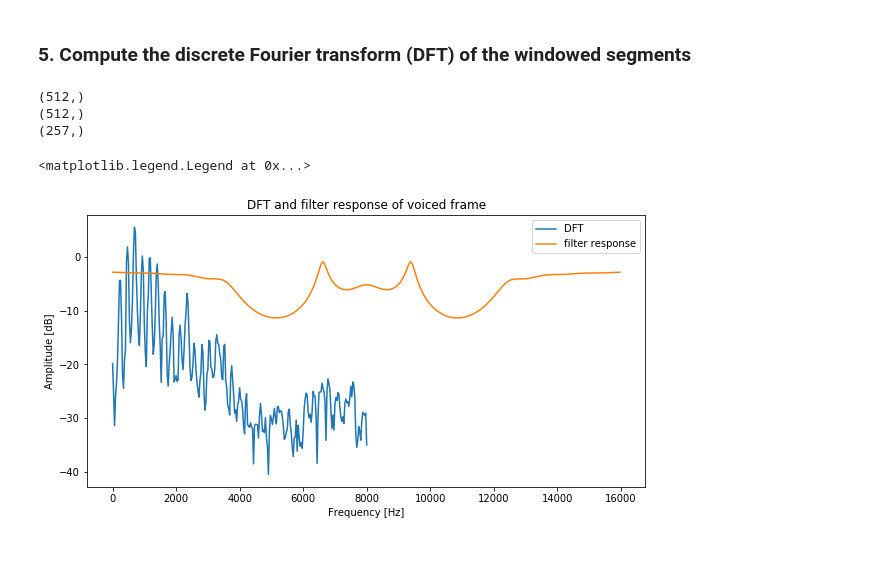
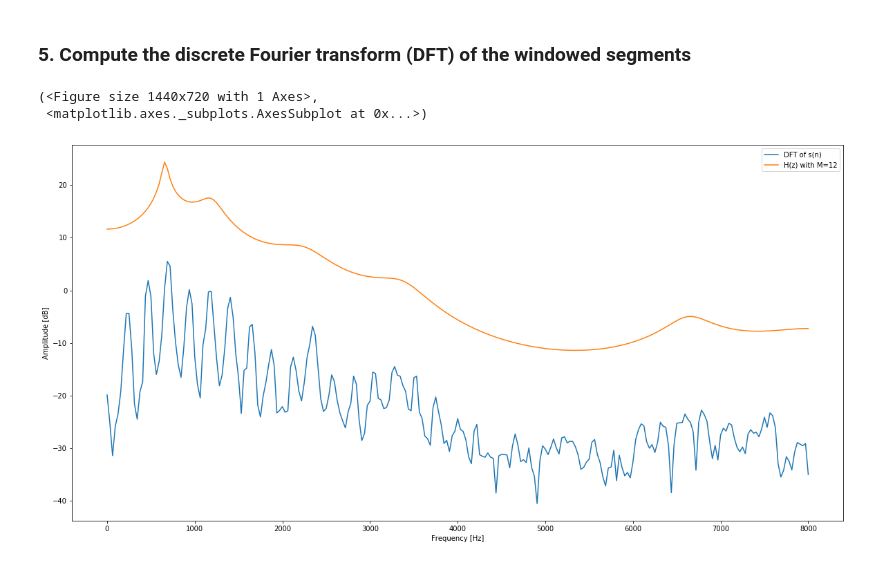
Before and after one commit to floschne/ssp20, a Jupyter notebook: notebooks/ex3.ipynb, the cells around one changed output. Saved outputs shown, nothing was run; the diff lists cells and outputs as text; code cells hidden in the pictures.

```diff
--- a/notebooks/ex3.ipynb
+++ b/notebooks/ex3.ipynb
@@ -114,26 +114,37 @@ plot_filter_response(fresp_unvoiced, "unvoiced frame")
 # %%
 dft_voiced = np.fft.rfft(voiced_frame)
 dft_unvoiced = np.fft.rfft(unvoiced_frame)
-# %%
-w, h = fresp_voiced
-
-print(w.shape)
-print(h.shape)
-print(dft_voiced.shape)
-
-fig, ax1 = plt.subplots(figsize=(10, 5))
-ax1.set_title('DFT and filter response of voiced frame')
-# freq = np.fft.rfftfreq(512, d=1./speech.sampling_freq)
-ax1.plot(w[:dft_voiced.shape[0]], 10 * np.log10(np.abs(dft_voiced)), label="DFT")
-ax1.set_ylabel('Amplitude [dB]')
-ax1.set_xlabel('Frequency [Hz]')
-
-
-ax1.plot(w, 10 * np.log10(np.abs(h)), label="filter response")
-ax1.legend()
-# %% [output]
-(512,)
-(512,)
-(257,)
-<matplotlib.legend.Legend at 0x...>
-[figure, removed]
+# %%
+def plot_dft_with_vocal_tract_filter_response(frame: np.array, frame_name:str, m_lpc:int = 12, fs: int = 16000, b0=1, plot=None):
+    lpc = compute_lpc(frame, m=m_lpc)
+    fresp = compute_complex_filter_response(lpc, len(frame), fs)
+    dft = np.fft.rfft(frame)
+
+    w, h = fresp
+    h = h * b0
+
+    # setup plot
+    if plot is None:
+        fig, ax1 = plt.subplots(figsize=(20, 10))
+    else:
+        fig, ax1 = plot
+
+    ax1.set_ylabel('Amplitude [dB]')
+    ax1.set_xlabel('Frequency [Hz]')
+
+    # plot dft amplitude
+    if plot is None:
+        ax1.plot(w[:dft.shape[0]], 10 * np.log10(np.abs(dft)), label="DFT of s(n)")
+
+    # plot filter response amplitude
+    ax1.plot(w[:dft_voiced.shape[0]], 10 * np.log10(np.abs(h[:dft_voiced.shape[0]])), label=f"H(z) with M={m_lpc}")
+
+    ax1.legend()
+
+    return fig, ax1
+# %%
+plot_dft_with_vocal_tract_filter_response(voiced_frame, "voiced frame")
+# %% [output]
+(<Figure size 1440x720 with 1 Axes>,
+ <matplotlib.axes._subplots.AxesSubplot at 0x...>)
+[figure, added]
```
Also changed, not shown: parts of 25 cells of this notebook.
